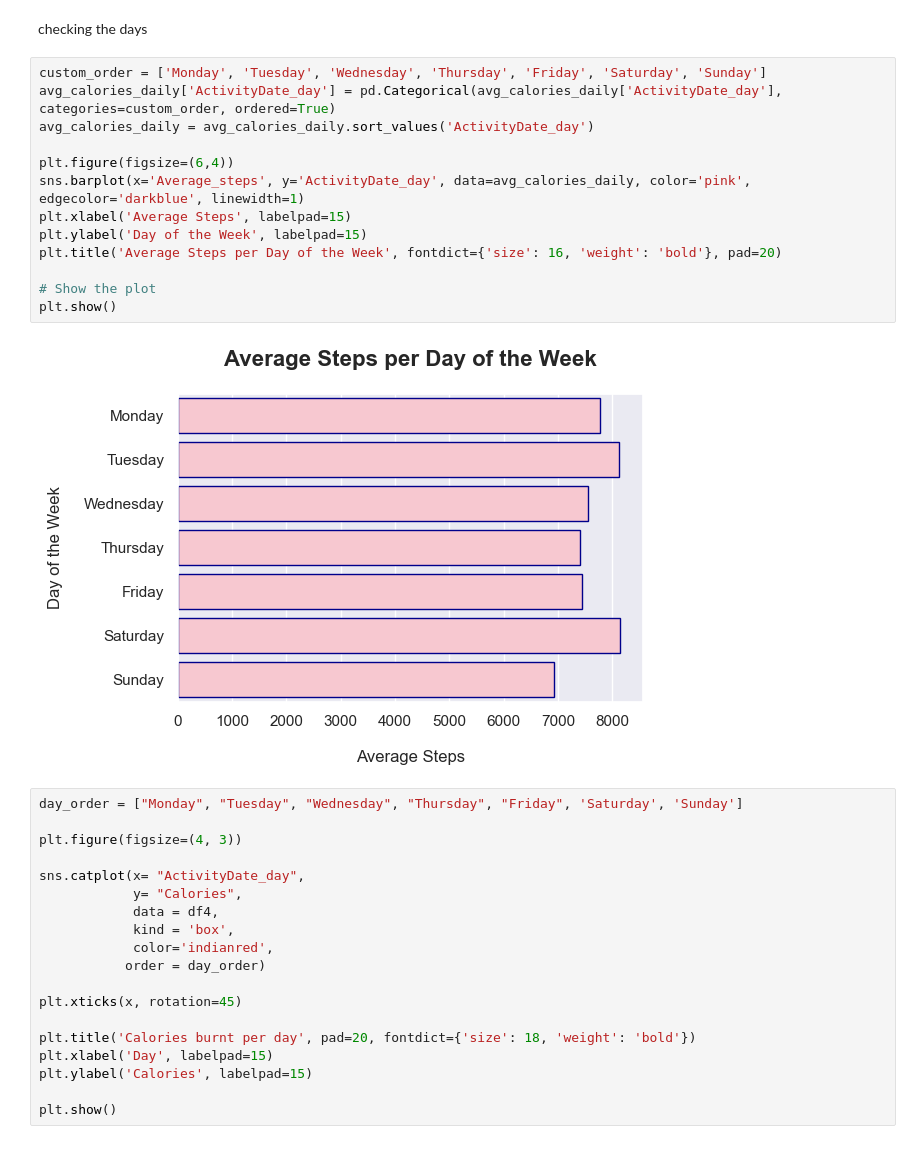
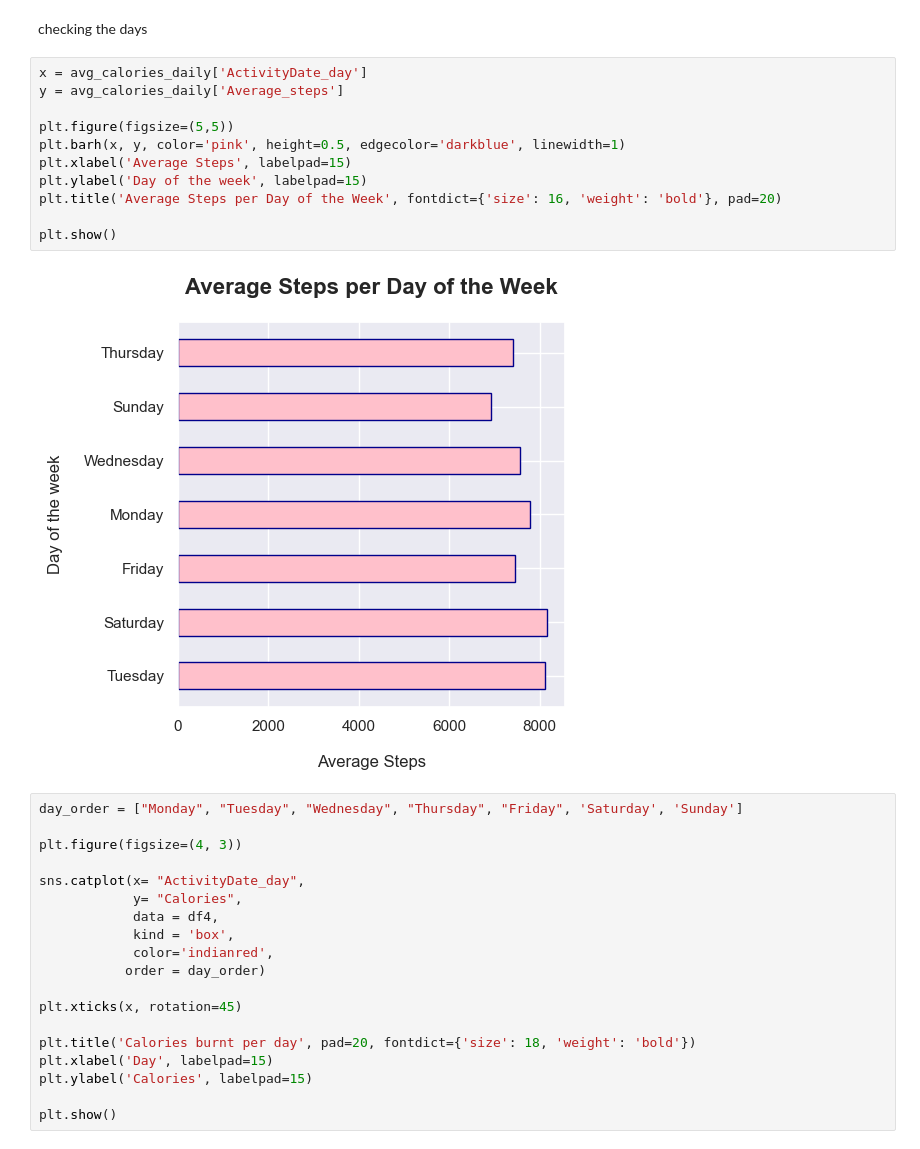
Before and after one commit to mnoragreta/Data-analysis, a Jupyter notebook: 2. Bellabeat project - 2023 december/Bellabeat - fitbit- clean_long_clean 0112.ipynb, the cells around one changed output. Drawn from its saved outputs; the diff is of its cells as text.

```diff
--- a/2. Bellabeat project - 2023 december/Bellabeat - fitbit- clean-0104.ipynb
+++ b/2. Bellabeat project - 2023 december/Bellabeat - fitbit- clean_long_clean 0112.ipynb
@@ -1248,21 +1226,19 @@ Text(0, 0.5, 'Total steps')
 [figure]
 # %% [markdown]
 checking the days
-# %%
-custom_order = ['Monday', 'Tuesday', 'Wednesday', 'Thursday', 'Friday', 'Saturday', 'Sunday']
-avg_calories_daily['ActivityDate_day'] = pd.Categorical(avg_calories_daily['ActivityDate_day'], categories=custom_order, ordered=True)
-avg_calories_daily = avg_calories_daily.sort_values('ActivityDate_day')
-
-plt.figure(figsize=(6,4))
-sns.barplot(x='Average_steps', y='ActivityDate_day', data=avg_calories_daily, color='pink', edgecolor='darkblue', linewidth=1)
-plt.xlabel('Average Steps', labelpad=15)
-plt.ylabel('Day of the Week', labelpad=15)
-plt.title('Average Steps per Day of the Week', fontdict={'size': 16, 'weight': 'bold'}, pad=20)
-
-# Show the plot
-plt.show()
-# %% [output]
-[figure, removed]
+# %%
+x = avg_calories_daily['ActivityDate_day']
+y = avg_calories_daily['Average_steps']
+
+plt.figure(figsize=(5,5))
+plt.barh(x, y, color='pink', height=0.5, edgecolor='darkblue', linewidth=1)
+plt.xlabel('Average Steps', labelpad=15)
+plt.ylabel('Day of the week', labelpad=15)
+plt.title('Average Steps per Day of the Week', fontdict={'size': 16, 'weight': 'bold'}, pad=20)
+
+plt.show()
+# %% [output]
+[figure, added]
 # %%
 day_order = ["Monday", "Tuesday", "Wednesday", "Thursday", "Friday", 'Saturday', 'Sunday']
 
```
Also changed, not shown: parts of 54 cells of this notebook, 1 other file.
